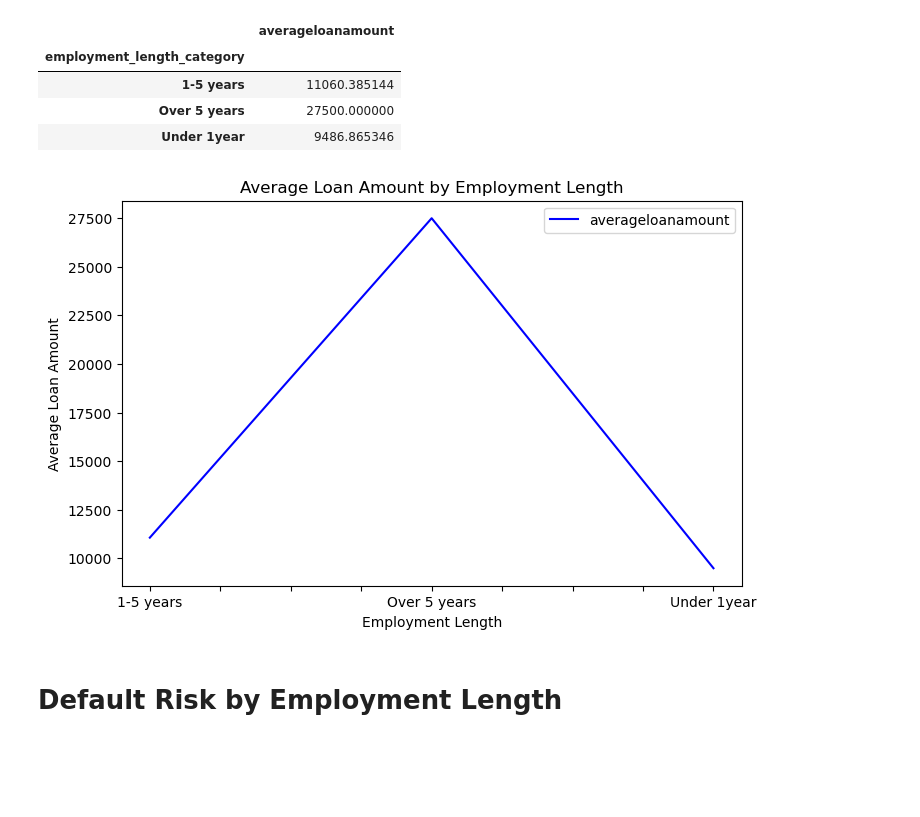
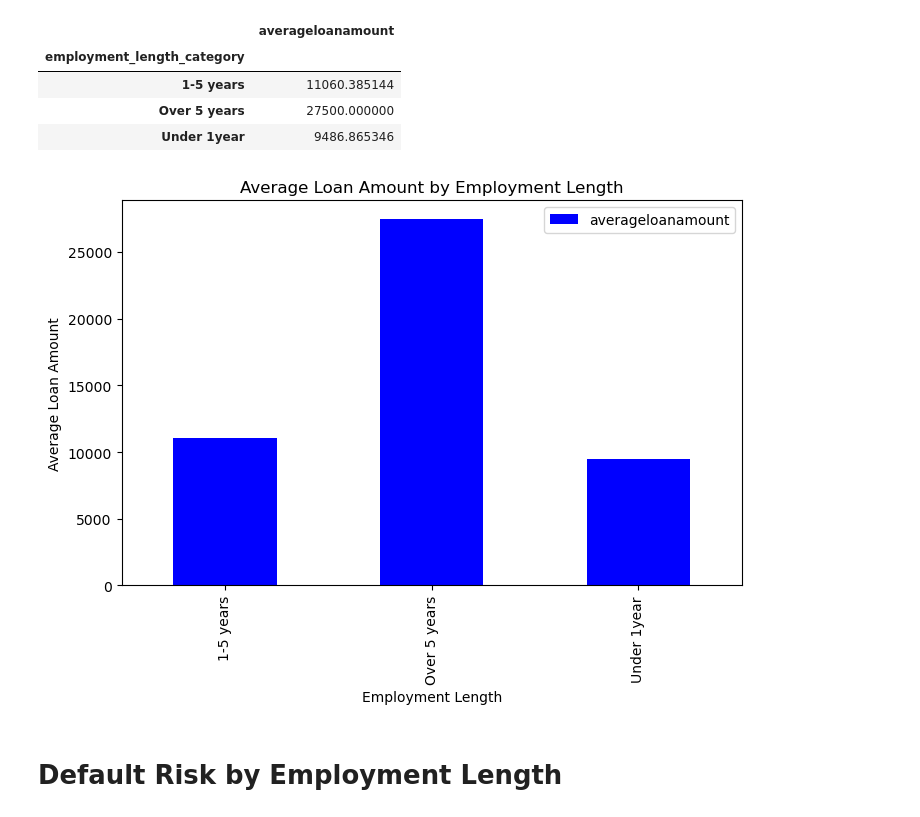
Before and after one commit to AnalystRose/Credit-Risk-Analysis, a Jupyter notebook: CreditRisk Analysis.ipynb, the cells around one changed output. Drawn from its saved outputs; the diff is of its cells as text; code cells hidden in the pictures; blank space fills up the shorter version.

```diff
--- a/CreditRisk Analysis.ipynb
+++ b/CreditRisk Analysis.ipynb
@@ -447,10 +447,10 @@ OTHER         106
 Name: count, dtype: int64
 # %%
 # Convert "Default" to 1  and "Non-Default" to 0
-credit_risk_df['loan_status_numeric'] = credit_risk_df['loan_status'].map({'Default': 1, 'Non Default': 0})
+#credit_risk_df['loan_status_numeric'] = credit_risk_df['loan_status'].map({'Default': 1, 'Non Default': 0})
 
 
-homeownership_loanstatus = credit_risk_df.groupby('person_home_ownership')['loan_status_numeric'].mean()
+homeownership_loanstatus = credit_risk_df.groupby('person_home_ownership')['loan_status'].mean()
 homeownership_loanstatus
 
 # output suggests people how rent are most likely to default, then mortgage holders, then home owners
@@ -567,13 +567,13 @@ employmentlenghth_loanamount
 | Over 5 years | 27500.000000 |
 | Under 1year | 9486.865346 |
 # %%
-employmentlenghth_loanamount.plot  (kind = 'line', color = ['blue'], figsize = (8, 5))
+employmentlenghth_loanamount.plot  (kind = 'bar', color = ['blue'], figsize = (8, 5))
 plt.title('Average Loan Amount by Employment Length')
 plt.ylabel('Average Loan Amount')
 plt.xlabel('Employment Length')
 plt.show()
 # %% [output]
-[figure, old version]
+[figure, new version]
 # %% [markdown]
 # Default Risk by Employment Length
 # %%
```
Also changed, not shown: parts of 11 cells of this notebook.
